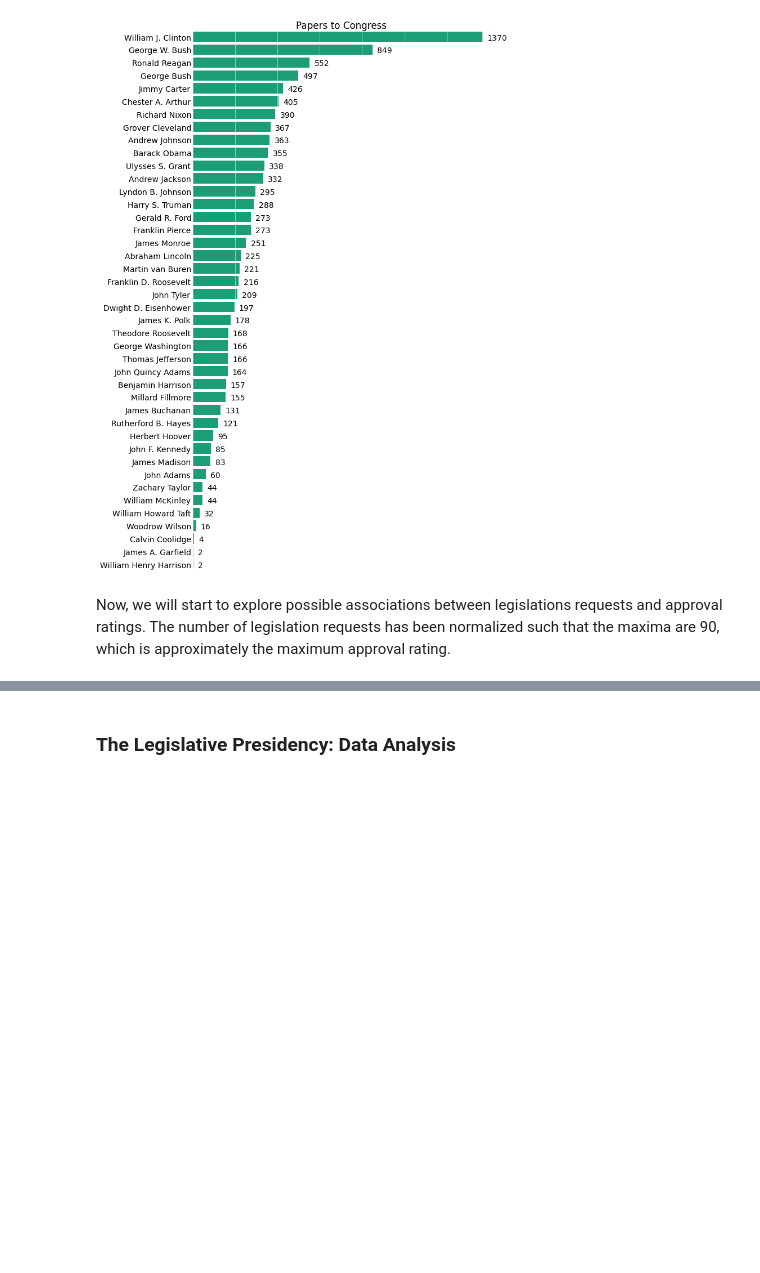
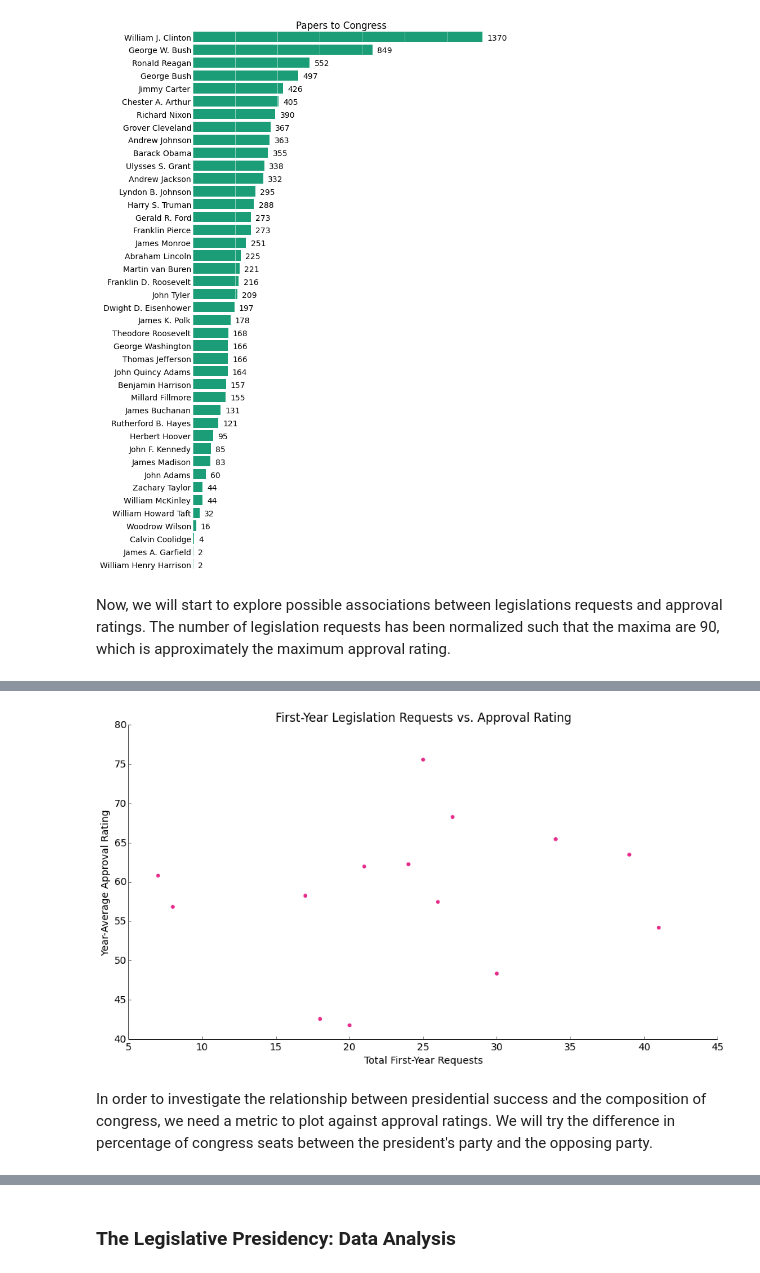
Before and after one commit to rlucioni/executive-evolution, a Jupyter notebook: matt_changes.ipynb, the cells around one changed output, grey strips where cells are left out. Cells and saved outputs as stored; diff of their text form; code cells hidden in the pictures; blank space fills up the shorter version.

```diff
--- a/matt_changes.ipynb
+++ b/matt_changes.ipynb
@@ -2264,0 +2359,12 @@ NameError: name 'plt' is not defined
+# %%
+first_year_requests['year_average_approval'] = [year_average_approvals[x] for x in first_year_requests.year]
+# %%
+plt.scatter(list(first_year_requests.total), list(first_year_requests.year_average_approval), color=dark2_colors[3])
+plt.xlabel('Total First-Year Requests')
+plt.ylabel('Year-Average Approval Rating')
+plt.title('First-Year Legislation Requests vs. Approval Rating')
+remove_border()
+# %% [output]
+[figure, added]
+# %% [markdown]
+In order to investigate the relationship between presidential success and the composition of congress, we need a metric to plot against approval ratings. We will try the difference in percentage of congress seats between the president's party and the opposing party.
```
Also changed, not shown: parts of 20 cells of this notebook.
